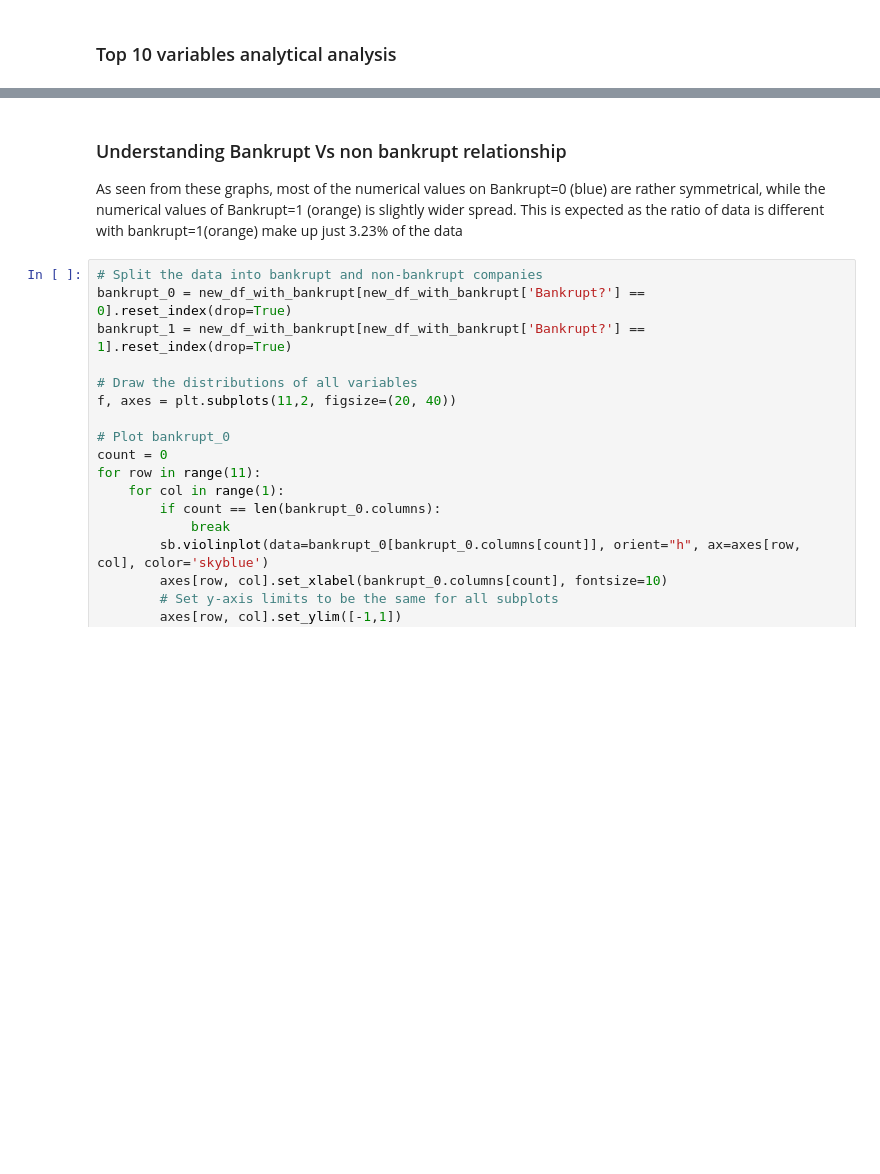
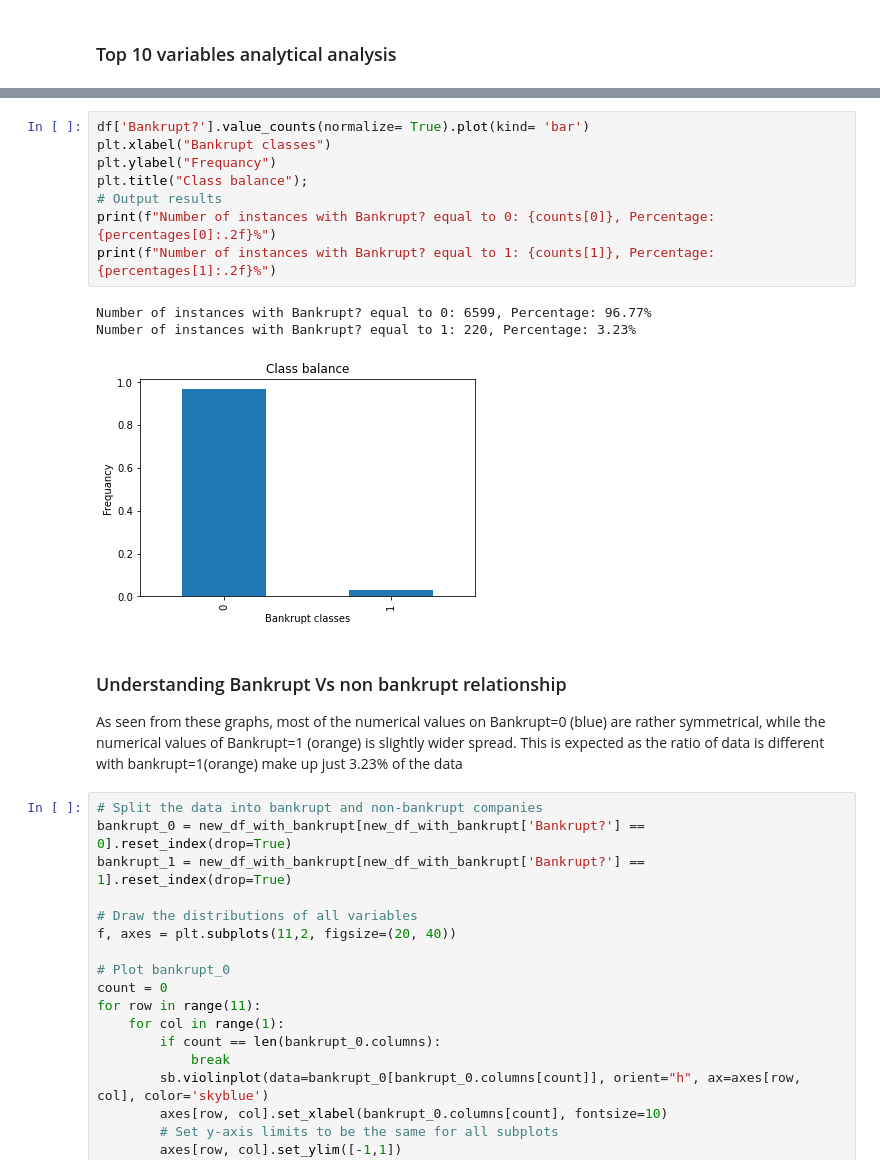
Before and after one commit to paaniwater/DSAI-Project, a Jupyter notebook: data_visualisations.ipynb, the cells around one changed output, grey strips where cells are left out. Saved outputs shown, nothing was run; the diff lists cells and outputs as text; blank space fills up the shorter version.

```diff
--- a/data_visualisations.ipynb
+++ b/data_visualisations.ipynb
@@ -145,4 +139,16 @@ Number of instances with Bankrupt? equal to 1: 220, Percentage: 3.23%
 [figure]
+# %%
+df['Bankrupt?'].value_counts(normalize= True).plot(kind= 'bar')
+plt.xlabel("Bankrupt classes")
+plt.ylabel("Frequancy")
+plt.title("Class balance");
+# Output results
+print(f"Number of instances with Bankrupt? equal to 0: {counts[0]}, Percentage: {percentages[0]:.2f}%")
+print(f"Number of instances with Bankrupt? equal to 1: {counts[1]}, Percentage: {percentages[1]:.2f}%")
+# %% [output]
+Number of instances with Bankrupt? equal to 0: 6599, Percentage: 96.77%
+Number of instances with Bankrupt? equal to 1: 220, Percentage: 3.23%
+[figure, added]
 # %% [markdown]
 ### Understanding Bankrupt Vs non bankrupt relationship
 As seen from these graphs, most of the numerical values on Bankrupt=0 (blue) are rather symmetrical, while the numerical values of Bankrupt=1 (orange) is slightly wider spread. This is expected as the ratio of data is different with bankrupt=1(orange) make up just 3.23% of the data
```
Also changed, not shown: parts of 1 cell of this notebook, 1 other file.
